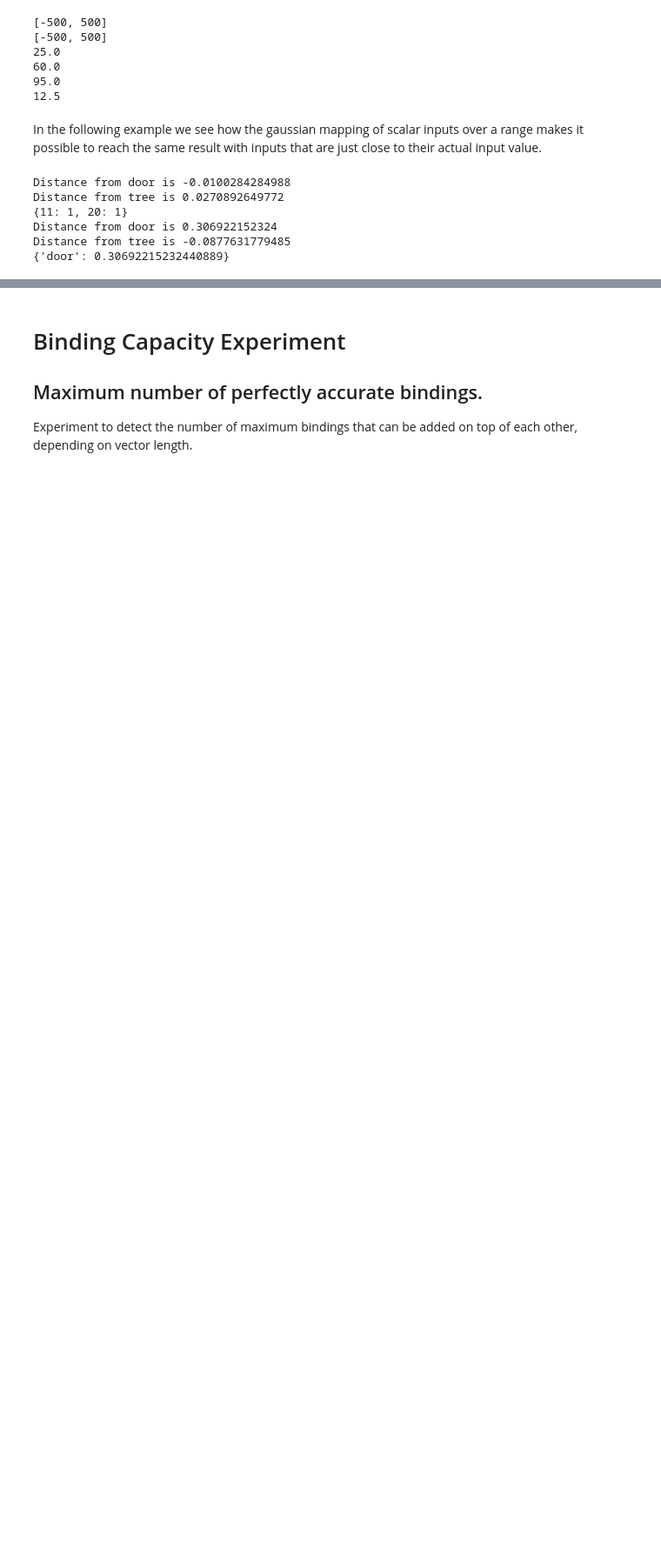
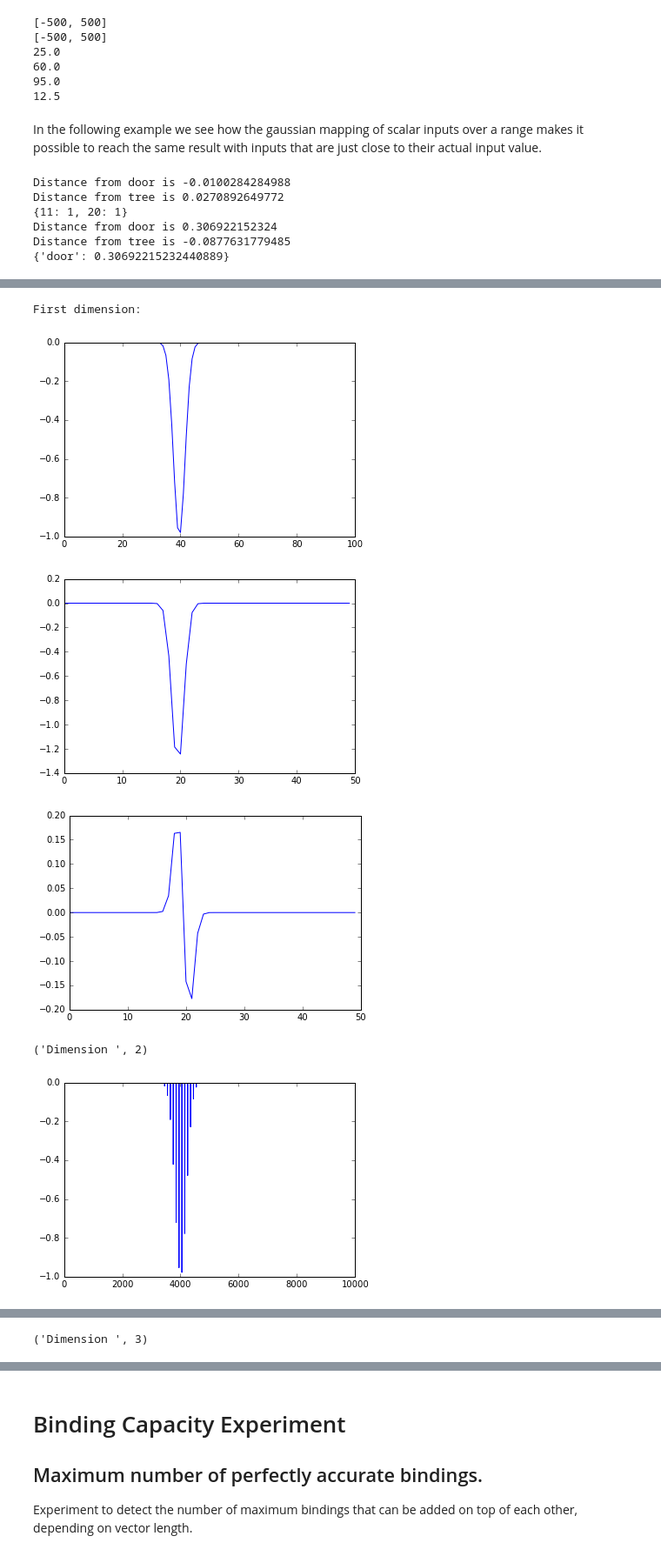
Before and after one commit to HBPNeurorobotics/holographic, a Jupyter notebook: vsa/HRR.ipynb, the cells around one changed output, grey strips where cells are left out. Shown: that part at 87% size. Drawn from its saved outputs; the diff is of its cells as text; code cells hidden in the pictures; blank space fills up the shorter version.

```diff
--- a/vsa/HRR.ipynb
+++ b/vsa/HRR.ipynb
@@ -589,0 +595,16 @@ Distance from tree is -0.0877631779485
+# %%
+from hrr import HRR
+%matplotlib inline
+HRR.set_size(1000000)
+HRR.reset_kernel()
+HRR.visualize = True
+HRR.stddev = 0.02
+
+m = HRR((4,9,5),valid_range=(([0,10],[0,10],[0,10])))
+# %% [output]
+First dimension:
+[figure, added]
+[figure, added]
+[figure, added]
+('Dimension ', 2)
+[figure, added]
@@ -589,0 +613 @@ Distance from tree is -0.0877631779485
+('Dimension ', 3)
```
Also changed, not shown: parts of 2 cells of this notebook, 4 other files.
